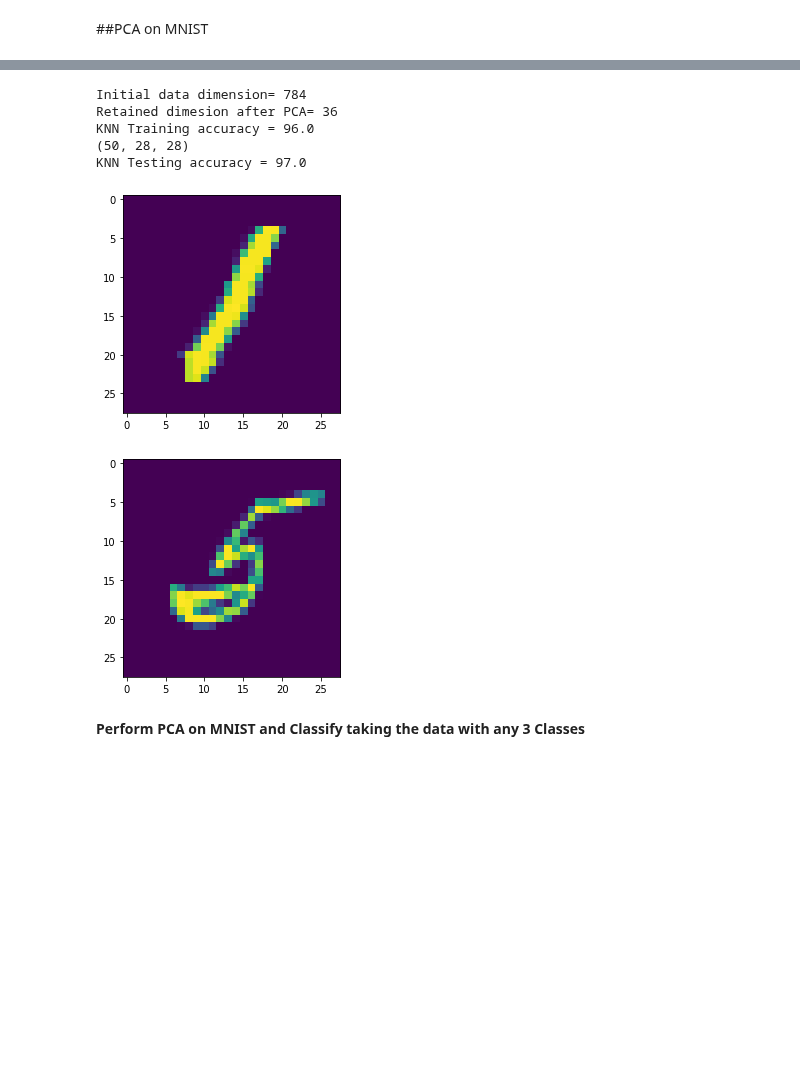
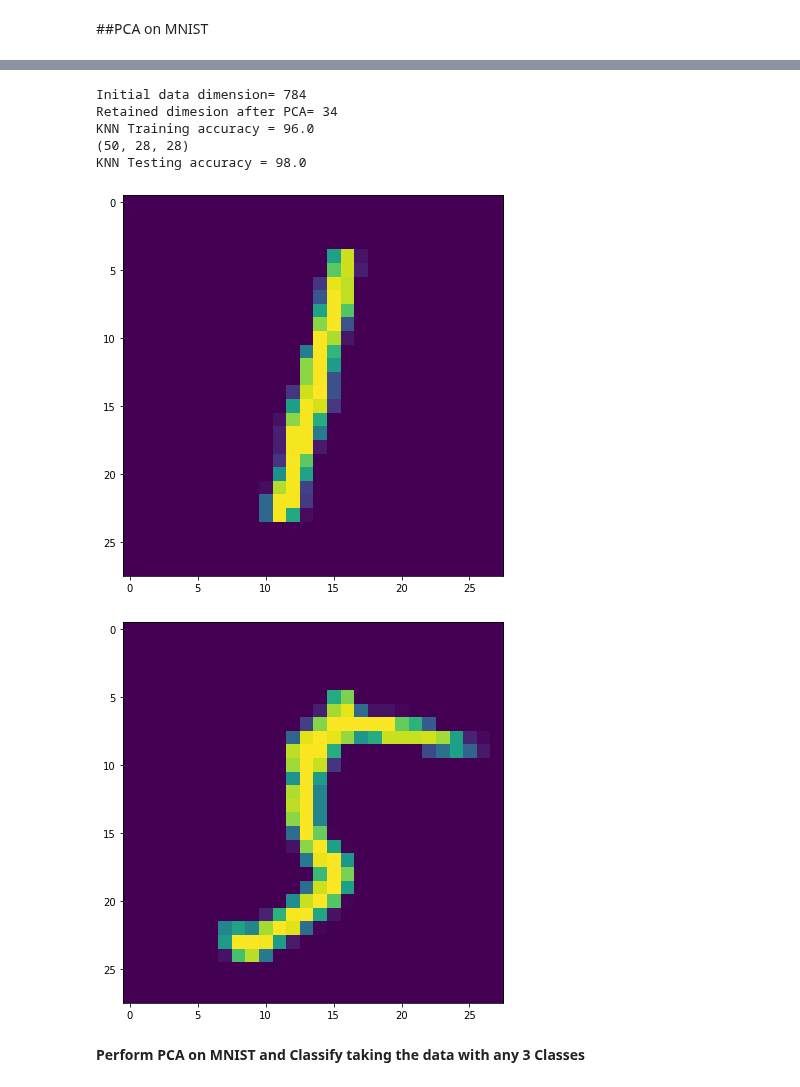
Before and after one commit to shashankp28/PRML-Lab-22, a Jupyter notebook: Assignment_11/Lab_9_Dimensionality_Reduction.ipynb, the cells around one changed output, grey strips where cells are left out. Saved outputs shown, nothing was run; the diff lists cells and outputs as text; code cells hidden in the pictures; blank space fills up the shorter version.

```diff
--- a/Assignment_11/Lab_9_Dimensionality_Reduction.ipynb
+++ b/Assignment_11/Lab_9_Dimensionality_Reduction.ipynb
@@ -87,19 +104,21 @@ class pca:
     self.data=data
     self.retain_dim=retain_dim if retain_dim is not None else self.ret_dim(self.data)
     # compute pca transform value
+
   def pca_comp(self,data):
-    data=self.pre_process(data)
-    cov= ## Write your code here
-    u,_,_=np.linalg.svd(cov) # singular value decomposition
-    u_req= ## Write your code here
-    trans_data= ## Write your code here
-    return trans_data,u_req
+    data = self.pre_process(data)
+    cov = data.T @ data        ## Write your code here
+    u,_,_ = np.linalg.svd(cov) # singular value decomposition
+    u_req = u[:, :self.retain_dim] ## Write your code here
+    trans_data= data @ u_req ## Write your code here
+    return trans_data, u_req
     # compute the required retain dimension
+
   def ret_dim(self,data):
     data=self.pre_process(data)
     cov=data.T @ data
     _,s,_=np.linalg.svd(cov)
-    ind= ## Write your code here
+    ind = np.where(np.cumsum(s) >= 0.9*np.sum(s))[0][0] ## Write your code here
     return ind+1
   def pre_process(self,data):
     data1=(data-np.mean(data,axis=0))
@@ -143,8 +167,8 @@ KNN Testing accuracy = 100.0
 # %%
 # MNIST data
 
-file1='/content/train-images.idx3-ubyte' ## Change the path accordingly
-file2='/content/train-labels.idx1-ubyte' ## Change the path accordingly
+file1='./t10k-images-idx3-ubyte' ## Change the path accordingly
+file2='./t10k-labels-idx1-ubyte' ## Change the path accordingly
 
 import idx2numpy
 
@@ -158,19 +182,19 @@ cl=[1,5]
 id_1=np.where(labels==cl[0])
 id1=id_1[0]
 id1=id1[:50]
-Im_1=Images[id1,:,:]
+Im_1=Images[id1]
 lab_1=labels[id1]
 
 # for class 5
 id_5=np.where(labels==cl[1])
 id5=id_5[0]
 id5=id5[:50]
-Im_5=Images[id5,:,:]
+Im_5=Images[id5]
 lab_5=labels[id5]
 
-plt.imshow(Im_1[1,:,:])
+plt.imshow(Im_1[1])
 plt.figure()
-plt.imshow(Im_5[1,:,:])
+plt.imshow(Im_5[1])
 
 #print(Im_5.shape)
 
@@ -181,8 +205,6 @@ G_lab=np.concatenate((lab_1,lab_5))
 print(G_lab.shape)
 
 data = data.astype('float32')
-
-data /= 255
 # %% [output]
 (100, 784)
 (100,)
@@ -191,8 +213,9 @@ data /= 255
 # %%
 print('Initial data dimension=',data.shape[1])
 PCA=pca(data=data)
+data = PCA.pre_process(data)
 
-trans_data,trans_mat=PCA.pca_comp(data)
+trans_data, trans_mat=PCA.pca_comp(data)
 print('Retained dimesion after PCA=',trans_mat.shape[1])
 k=5
 knn = KNeighborsClassifier(n_neighbors=k)
@@ -202,41 +225,41 @@ print('KNN Training accuracy =',knn.score(trans_data,G_lab)*100)
 
 
 ## testing
 ## data preparation
 id_1=np.where(labels==cl[0])
 id1=id_1[0]
 id1=id1[100:150]
-Im_1=Images[id1,:,:]
+Im_1=Images[id1]
 lab_1=labels[id1]
 
 # for class 5
 id_5=np.where(labels==cl[1])
 id5=id_5[0]
 id5=id5[100:150]
-Im_5=Images[id5,:,:]
+Im_5=Images[id5]
 lab_5=labels[id5]
 
-plt.imshow(Im_1[1,:,:])
+plt.imshow(Im_1[1])
 plt.figure()
-plt.imshow(Im_5[1,:,:])
+plt.imshow(Im_5[1])
 
 print(Im_5.shape)
 
 data_tst=np.concatenate((Im_1,Im_5))
 data_tst=np.reshape(data_tst,(data_tst.shape[0],data_tst.shape[1]*data_tst.shape[2]))
 
 tst_lab=np.concatenate((lab_1,lab_5))
 
 
 # final testing
-print('KNN Testing accuracy =',knn.score(PCA.pre_process(data_tst) @ trans_mat,tst_lab)*100)
+print('KNN Testing accuracy =',knn.score(PCA.pre_process(data_tst) @ trans_mat, tst_lab)*100)
 # %% [output]
 Initial data dimension= 784
-Retained dimesion after PCA= 36
+Retained dimesion after PCA= 34
 KNN Training accuracy = 96.0
 (50, 28, 28)
-KNN Testing accuracy = 97.0
+KNN Testing accuracy = 98.0
-[figure, old version]
+[figure, new version]
-[figure, old version]
+[figure, new version]
 # %% [markdown]
 **Perform PCA on MNIST and Classify taking the data with any 3 Classes**
```
Also changed, not shown: parts of 22 cells of this notebook, 4 other files.
